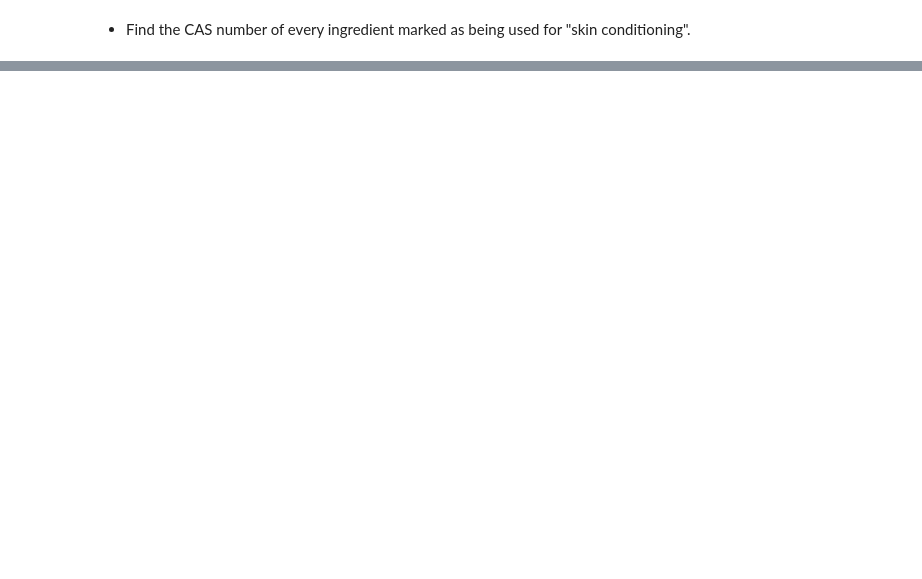
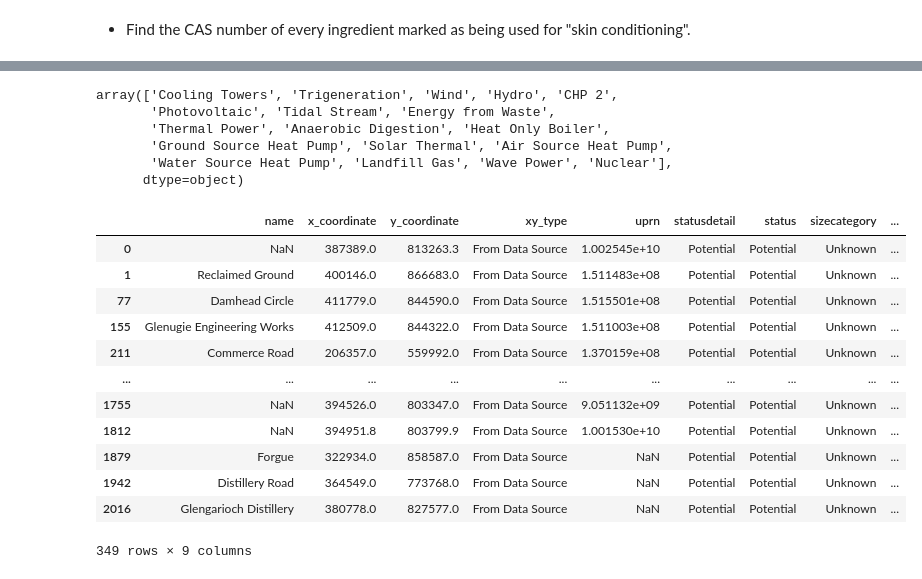
Before and after one commit to chdesvages/ddi-real-data-7mar23, a Jupyter notebook: presentation.ipynb, the cells around one changed output, grey strips where cells are left out. Saved outputs shown, nothing was run; the diff lists cells and outputs as text; code cells hidden in the pictures; blank space fills up the shorter version.

```diff
--- a/presentation.ipynb
+++ b/presentation.ipynb
@@ -83,0 +244,30 @@ energy.head(10)
+# %%
+energy['primarytechnology'].unique()
+# %% [output]
+array(['Cooling Towers', 'Trigeneration', 'Wind', 'Hydro', 'CHP 2',
+       'Photovoltaic', 'Tidal Stream', 'Energy from Waste',
+       'Thermal Power', 'Anaerobic Digestion', 'Heat Only Boiler',
+       'Ground Source Heat Pump', 'Solar Thermal', 'Air Source Heat Pump',
+       'Water Source Heat Pump', 'Landfill Gas', 'Wave Power', 'Nuclear'],
+      dtype=object)
+# %%
+# Remove rows which don't have details about status
+energy = energy.dropna(subset='statusdetail')
+
+# Find the statusdetail = 'potential'
+condition = energy['statusdetail'] == 'Potential'
+energy.loc[condition]
+# %% [output]
+|  | name | x_coordinate | y_coordinate | xy_type | uprn | statusdetail | status | sizecategory | ... |
+| 0 | NaN | 387389.0 | 813263.3 | From Data Source | 1.002545e+10 | Potential | Potential | Unknown | ... |
+| 1 | Reclaimed Ground | 400146.0 | 866683.0 | From Data Source | 1.511483e+08 | Potential | Potential | Unknown | ... |
+| 77 | Damhead Circle | 411779.0 | 844590.0 | From Data Source | 1.515501e+08 | Potential | Potential | Unknown | ... |
+| 155 | Glenugie Engineering Works | 412509.0 | 844322.0 | From Data Source | 1.511003e+08 | Potential | Potential | Unknown | ... |
+| 211 | Commerce Road | 206357.0 | 559992.0 | From Data Source | 1.370159e+08 | Potential | Potential | Unknown | ... |
+| ... | ... | ... | ... | ... | ... | ... | ... | ... | ... |
+| 1755 | NaN | 394526.0 | 803347.0 | From Data Source | 9.051132e+09 | Potential | Potential | Unknown | ... |
+| 1812 | NaN | 394951.8 | 803799.9 | From Data Source | 1.001530e+10 | Potential | Potential | Unknown | ... |
+| 1879 | Forgue | 322934.0 | 858587.0 | From Data Source | NaN | Potential | Potential | Unknown | ... |
+| 1942 | Distillery Road | 364549.0 | 773768.0 | From Data Source | NaN | Potential | Potential | Unknown | ... |
+| 2016 | Glengarioch Distillery | 380778.0 | 827577.0 | From Data Source | NaN | Potential | Potential | Unknown | ... |
+349 rows × 9 columns
```
Also changed, not shown: parts of 24 cells of this notebook.
